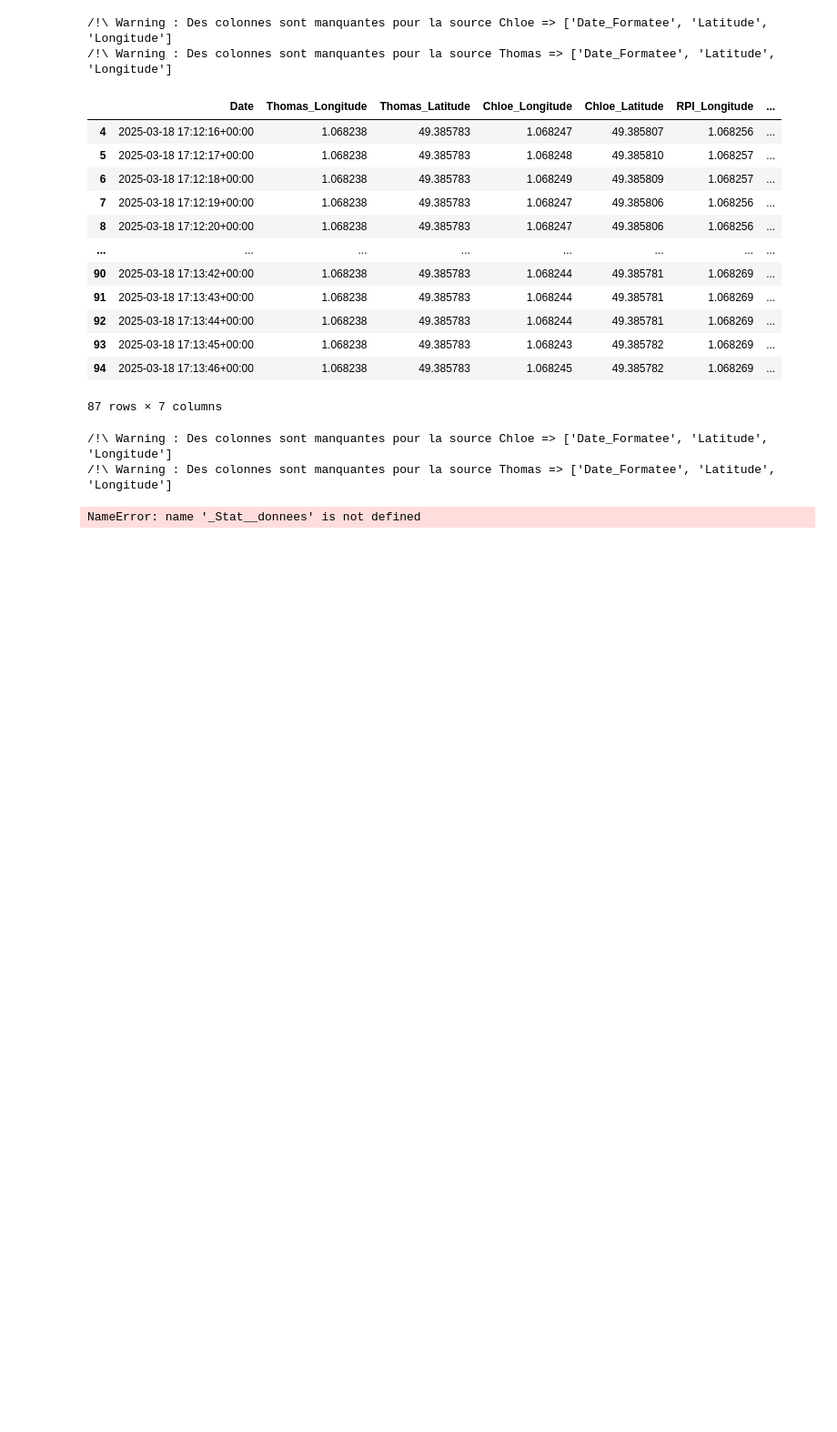
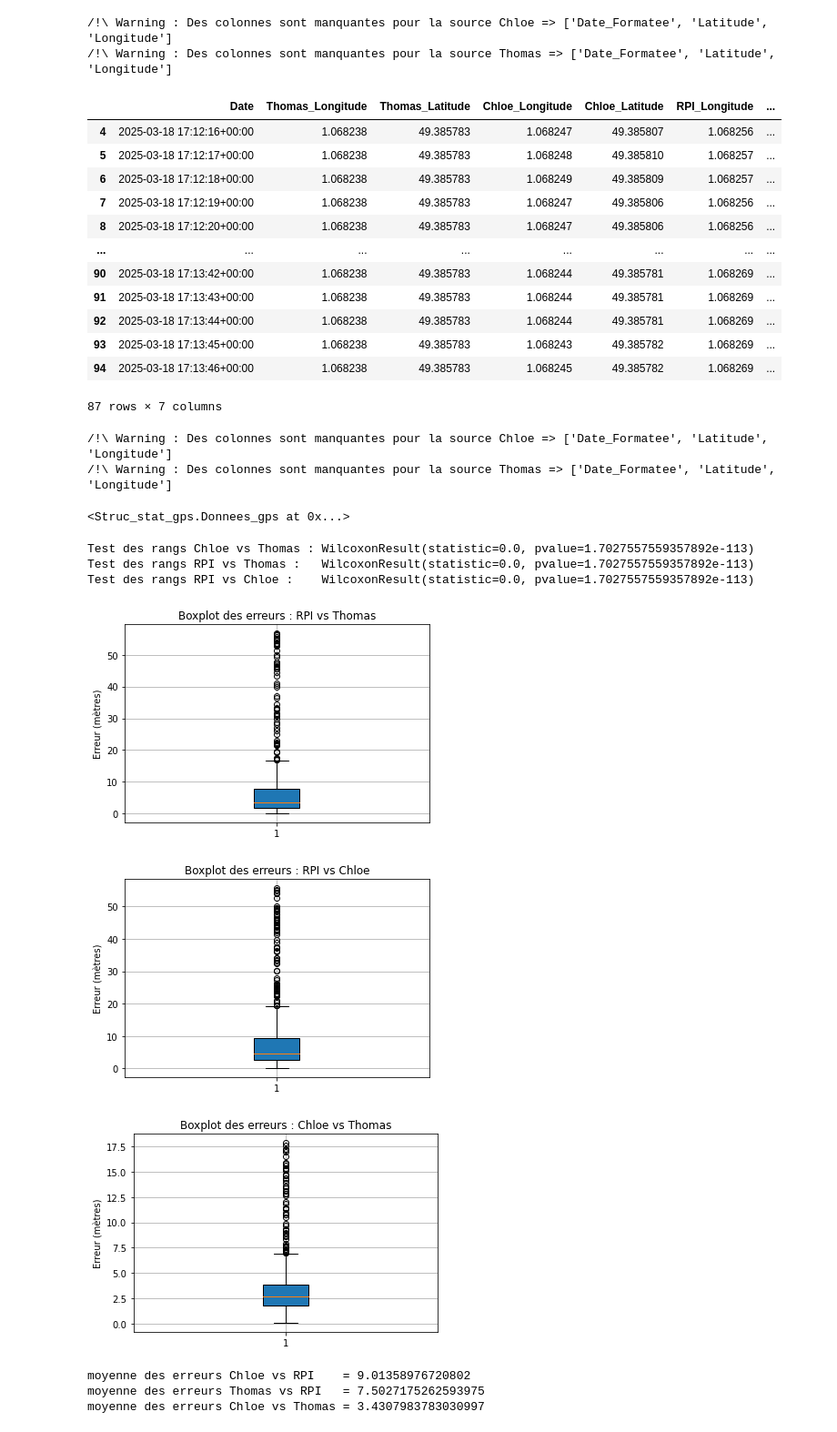
Before and after one commit to linavanille/projet-ITIneraire, a Jupyter notebook: Data_Processing/PI_DataProcess.ipynb, the cells around one changed output. Shown at 91% size. Cells and saved outputs as stored; diff of their text form; code cells hidden in the pictures; blank space fills up the shorter version.

```diff
--- a/Data_Processing/PI_DataProcess.ipynb
+++ b/Data_Processing/PI_DataProcess.ipynb
@@ -54,7 +54,9 @@ d.match_date_sans_NaN
 87 rows × 7 columns
 # %%
 balade = Donnees_gps("leclerc")
+balade
 # %% [output]
 /!\ Warning : Des colonnes sont manquantes pour la source Chloe => ['Date_Formatee', 'Latitude', 'Longitude']
 /!\ Warning : Des colonnes sont manquantes pour la source Thomas => ['Date_Formatee', 'Latitude', 'Longitude']
+<Struc_stat_gps.Donnees_gps at 0x...>
 # %%
@@ -62,4 +64,26 @@ s = Stat(balade)
+# %%
+s = Stat(balade.match_date_sans_NaN)
+# %%
+print(f"Test des rangs Chloe vs Thomas : {s.test_des_rangs('Chloe','Thomas')}")
+print(f"Test des rangs RPI vs Thomas :   {s.test_des_rangs('RPI','Thomas')}")
+print(f"Test des rangs RPI vs Chloe :    {s.test_des_rangs('RPI','Chloe')}")
+# %% [output]
+Test des rangs Chloe vs Thomas : WilcoxonResult(statistic=0.0, pvalue=1.7027557559357892e-113)
+Test des rangs RPI vs Thomas :   WilcoxonResult(statistic=0.0, pvalue=1.7027557559357892e-113)
+Test des rangs RPI vs Chloe :    WilcoxonResult(statistic=0.0, pvalue=1.7027557559357892e-113)
 # %%
-print(s.test_des_rangs("Chloe","RPI"))
+s.boxplot_erreurs("RPI","Thomas")
+s.boxplot_erreurs("RPI", "Chloe")
+s.boxplot_erreurs("Chloe", "Thomas")
 # %% [output]
-NameError: name '_Stat__donnees' is not defined
+[figure, added]
+[figure, added]
+[figure, added]
+# %%
+print(f"moyenne des erreurs Chloe vs RPI    = {s.moyenne_erreurs('Chloe', 'RPI')}")
+print(f"moyenne des erreurs Thomas vs RPI   = {s.moyenne_erreurs('Thomas', 'RPI')}")
+print(f"moyenne des erreurs Chloe vs Thomas = {s.moyenne_erreurs('Chloe', 'Thomas')}")
+# %% [output]
+moyenne des erreurs Chloe vs RPI    = 9.01358976720802
+moyenne des erreurs Thomas vs RPI   = 7.5027175262593975
+moyenne des erreurs Chloe vs Thomas = 3.4307983783030997
```
Also changed, not shown: parts of 5 cells of this notebook.
